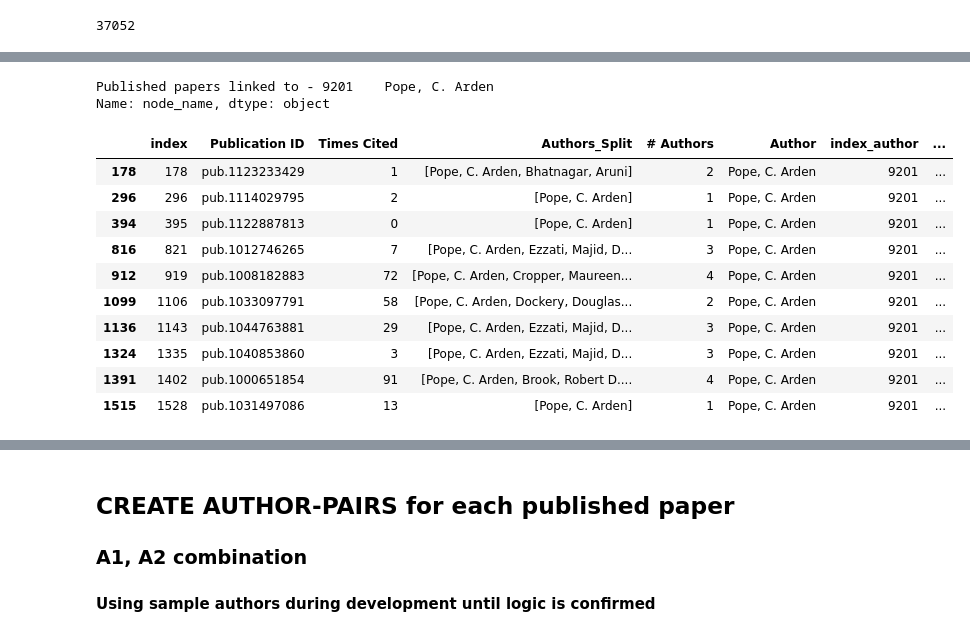
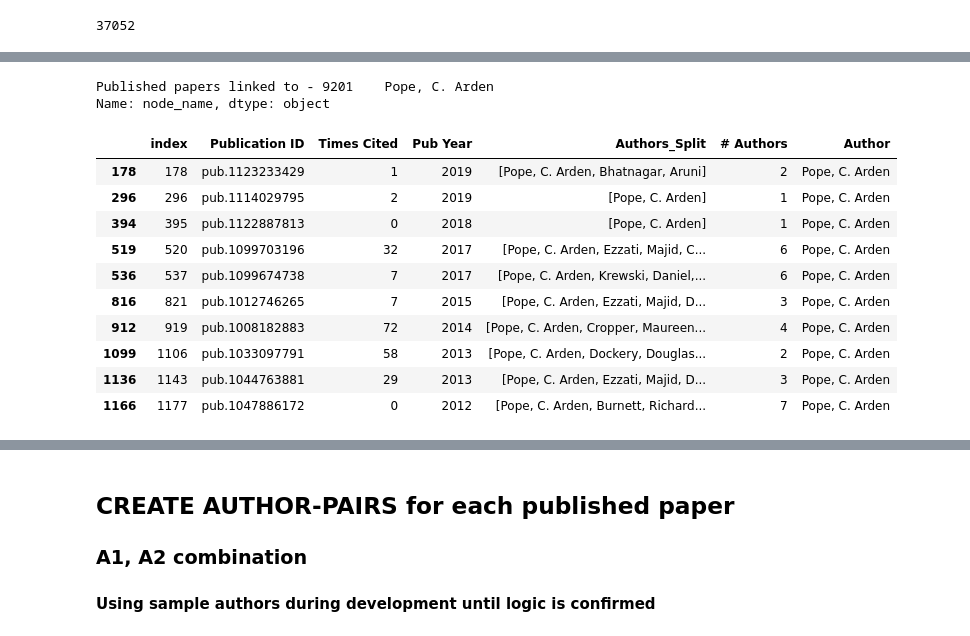
Before and after one commit to CazMayhem/Social-Information-Network-Analysis, a Jupyter notebook: notebooks/SINA_CoAuthor_A1_A2_CreateGraph_v01.ipynb, the cells around one changed output, grey strips where cells are left out. Saved outputs shown, nothing was run; the diff lists cells and outputs as text; code cells hidden in the pictures.

```diff
--- a/notebooks/SINA_CoAuthor_A1_A2_CreateGraph_v01.ipynb
+++ b/notebooks/SINA_CoAuthor_A1_A2_CreateGraph_v01.ipynb
@@ -97,8 +103,8 @@ df_data = df_data.rename(columns={'Fix':'Times cited'})
 print(df_data.info())
 
 # Extract only the useful dimensions
-df_data = df_data[['Publication ID','Title','Abstract','Authors','Authors Affiliations - Name of Research organization','Times cited','Cited references']].copy()
-df_data.columns = ['Publication ID','Title','Abstract','Authors','Authors Affiliations','Times Cited','Cited references']
+df_data = df_data[['Publication ID','Title','Abstract','Authors','Authors Affiliations - Name of Research organization','Times cited','Cited references','PubYear']].copy()
+df_data.columns = ['Publication ID','Title','Abstract','Authors','Authors Affiliations','Times Cited','Cited references','Pub Year']
 df_data.head(3)
 
 csv_file = 'Dimensions-Publication_small.csv'
@@ -111,7 +117,7 @@ print('df_data                     ',df_data.shape)
 # df_citat['Authors'][1]
 # eg: 'Molin, Nicole L.; Molin, Clifford; Dalpatadu, Rohan J.; Singh, Ashok K.'
 
-df_pub = df_data[['Publication ID','Authors','Authors Affiliations','Cited references','Times Cited']].copy()
+df_pub = df_data[['Publication ID','Authors','Authors Affiliations','Cited references','Times Cited','Pub Year']].copy()
 
 df_pub.to_csv('df_published.csv')
 
@@ -124,7 +130,7 @@ df_pub
 
 # rename our fixed columns back to the original ones
 df_pub = df_pub.drop(columns=(['Authors','Authors Affiliations','Cited references']))
-df_pub.columns=(['Publication ID','Times Cited','Authors','Authors Affiliations','Cited references'])
+df_pub.columns=(['Publication ID','Times Cited','Pub Year','Authors','Authors Affiliations','Cited references'])
 print('after fix columns removed   ',df_pub.shape)
 
 # Remove junk author to avoid count/sorting fail
@@ -181,7 +190,7 @@ df_pub['Authors_Split'] = [list(x.split('; ')) for x in df_pub['Authors']]
 df_pub.head()
 
 # df_test['Authors_Split'].iloc[2]
-df_split = df_pub[['index','Publication ID','Times Cited','Authors_Split']].copy()
+df_split = df_pub[['index','Publication ID','Times Cited','Pub Year','Authors_Split']].copy()
 df_split
 
 # how many co-authors for each paper
@@ -189,11 +198,12 @@ df_split['# Authors'] = [len(x) for x in df_split['Authors_Split']]
 df_split.sort_values('# Authors', ascending=False)
 df_split
 
-# Dataframe just of Pub-ID with Index 0-N rows
-df_paper = pd.DataFrame(df_split.iloc[:,:5])   #.values.tolist())  #.reset_index()
+# Dataframe just of Pub-ID with Index 0-N rows NOTE: if adding new columns before # Authors - add +1 (per new column) to col_index
+col_index = 6
+df_paper = pd.DataFrame(df_split.iloc[:,:col_index])   #.values.tolist())  #.reset_index()
 # temp name for index column
 df_paper['index_pub'] = df_paper['index']
-df_paper = df_paper[['index','index_pub','Publication ID','Times Cited','Authors_Split','# Authors']]
+df_paper = df_paper[['index','index_pub','Publication ID','Times Cited','Pub Year','Authors_Split','# Authors']]
 df_paper
 
 # Dataframe just of Authors but converted to columns (across)
@@ -236,10 +251,10 @@ col_end = col_list[len(col_list)-1]
 
 # iterate across all author columns
 all_auth = []
-new_list = ['index','Publication ID','Times Cited','Authors_Split','# Authors','Author']
-for col in col_list[5:]:
+new_list = ['index','Publication ID','Times Cited','Pub Year','Authors_Split','# Authors','Author']
+for col in col_list[col_index:]:
     df_app = []
-    df_app = df_new[['index','Publication ID','Times Cited','Authors_Split','# Authors',col]].copy()
+    df_app = df_new[['index','Publication ID','Times Cited','Pub Year','Authors_Split','# Authors',col]].copy()
     df_app.columns = new_list
     all_auth.append(df_app)
 
@@ -275,6 +296,6 @@ len pub-auth del blank Authors (37052, 6)
 # %%
 #-----------------------------------------------------------
-# create "Paper" Author nodes - assume Author with same name
+# create Author nodes - assume Author with same name
 # is the same Author - may not be true in real life
 #-----------------------------------------------------------
 
@@ -284,12 +305,12 @@ df_node_author.columns=(['index_author','Author','Author Count Times'])
 df_node_author
 
 # combine Published-Author + Author-ID to link Paper-ID and Author-ID
-df_pub_auth_2 = df_pub_auth.join(df_node_author.set_index('Author'), on='Author')
-df_pub_auth_2
+df_pub_auth_count = df_pub_auth.join(df_node_author.set_index('Author'), on='Author')
+df_pub_auth_count
 
 #-------------------------------------------------------
 # finish creating nodes for each Author (unique by name)
-df_node_author['node_group']='paper'
+df_node_author['node_group']='author'
 df_node_author.columns=(['node_id','node_name','size_author','node_group'])
 df_node_author
 
@@ -455,29 +470,30 @@ Number of papers with max 5 authors: 3541
 # %%
 """ VALIDATING DATA ONLY - NOT FOR FULL PROCESS """
 
+""" change this author name, if you want to view a different authors list of papers """
 # drill down into selected author - by name
 select_author_name = 'Pope, C. Arden'
 
 # get published papers "index" linked to an author "index_author"
-pub_list = df_pub_auth_2[df_pub_auth_2['Author']==select_author_name]['index'].unique().tolist()
+pub_list = df_pub_auth[df_pub_auth['Author']==select_author_name]['index'].unique().tolist()
 
 # author name from node file (so only 1 instance)
 print('Published papers linked to -',nodes[nodes['node_name']==select_author_name]['node_name'],'\n')
 
 # show all papers linked to selected author
-df_pub_auth_2[df_pub_auth_2['Author']==select_author_name].head(10)
+df_pub_auth[df_pub_auth['Author']==select_author_name].head(10)
 # %% [output]
 Published papers linked to - 9201    Pope, C. Arden
 Name: node_name, dtype: object
-|  | index | Publication ID | Times Cited | Authors_Split | # Authors | Author | index_author | ... |
-| 178 | 178 | pub.1123233429 | 1 | [Pope, C. Arden, Bhatnagar, Aruni] | 2 | Pope, C. Arden | 9201 | ... |
-| 296 | 296 | pub.1114029795 | 2 | [Pope, C. Arden] | 1 | Pope, C. Arden | 9201 | ... |
-| 394 | 395 | pub.1122887813 | 0 | [Pope, C. Arden] | 1 | Pope, C. Arden | 9201 | ... |
-| 816 | 821 | pub.1012746265 | 7 | [Pope, C. Arden, Ezzati, Majid, D... | 3 | Pope, C. Arden | 9201 | ... |
-| 912 | 919 | pub.1008182883 | 72 | [Pope, C. Arden, Cropper, Maureen... | 4 | Pope, C. Arden | 9201 | ... |
-| 1099 | 1106 | pub.1033097791 | 58 | [Pope, C. Arden, Dockery, Douglas... | 2 | Pope, C. Arden | 9201 | ... |
-| 1136 | 1143 | pub.1044763881 | 29 | [Pope, C. Arden, Ezzati, Majid, D... | 3 | Pope, C. Arden | 9201 | ... |
-| 1324 | 1335 | pub.1040853860 | 3 | [Pope, C. Arden, Ezzati, Majid, D... | 3 | Pope, C. Arden | 9201 | ... |
-| 1391 | 1402 | pub.1000651854 | 91 | [Pope, C. Arden, Brook, Robert D.... | 4 | Pope, C. Arden | 9201 | ... |
-| 1515 | 1528 | pub.1031497086 | 13 | [Pope, C. Arden] | 1 | Pope, C. Arden | 9201 | ... |
+|  | index | Publication ID | Times Cited | Pub Year | Authors_Split | # Authors | Author |
+| 178 | 178 | pub.1123233429 | 1 | 2019 | [Pope, C. Arden, Bhatnagar, Aruni] | 2 | Pope, C. Arden |
+| 296 | 296 | pub.1114029795 | 2 | 2019 | [Pope, C. Arden] | 1 | Pope, C. Arden |
+| 394 | 395 | pub.1122887813 | 0 | 2018 | [Pope, C. Arden] | 1 | Pope, C. Arden |
+| 519 | 520 | pub.1099703196 | 32 | 2017 | [Pope, C. Arden, Ezzati, Majid, C... | 6 | Pope, C. Arden |
+| 536 | 537 | pub.1099674738 | 7 | 2017 | [Pope, C. Arden, Krewski, Daniel,... | 6 | Pope, C. Arden |
+| 816 | 821 | pub.1012746265 | 7 | 2015 | [Pope, C. Arden, Ezzati, Majid, D... | 3 | Pope, C. Arden |
+| 912 | 919 | pub.1008182883 | 72 | 2014 | [Pope, C. Arden, Cropper, Maureen... | 4 | Pope, C. Arden |
+| 1099 | 1106 | pub.1033097791 | 58 | 2013 | [Pope, C. Arden, Dockery, Douglas... | 2 | Pope, C. Arden |
+| 1136 | 1143 | pub.1044763881 | 29 | 2013 | [Pope, C. Arden, Ezzati, Majid, D... | 3 | Pope, C. Arden |
+| 1166 | 1177 | pub.1047886172 | 0 | 2012 | [Pope, C. Arden, Burnett, Richard... | 7 | Pope, C. Arden |
 # %% [markdown]
```
Also changed, not shown: parts of 36 cells of this notebook.
